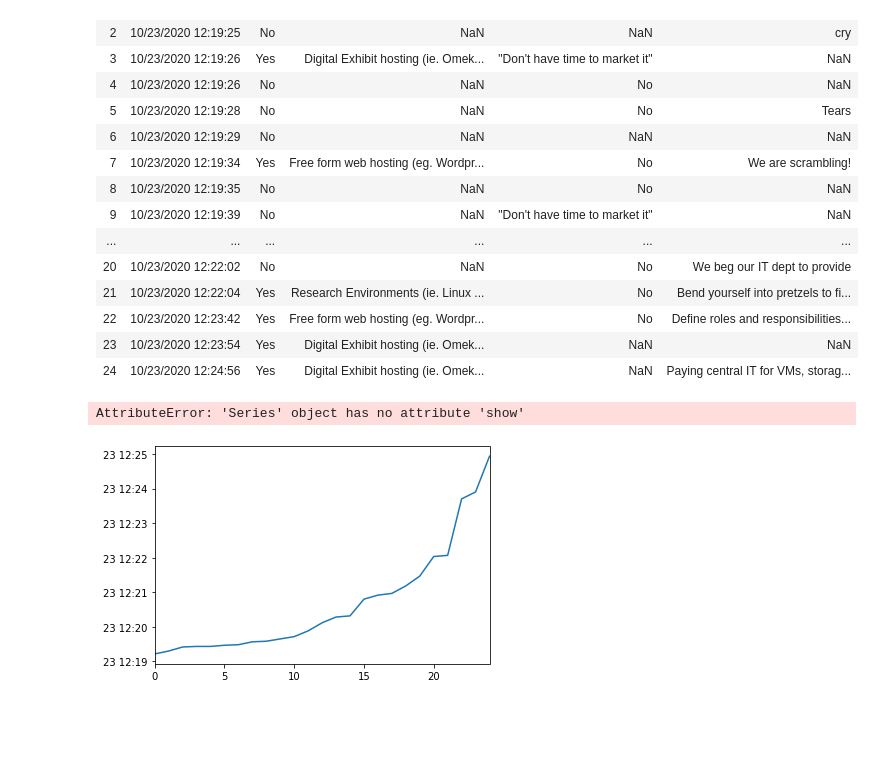
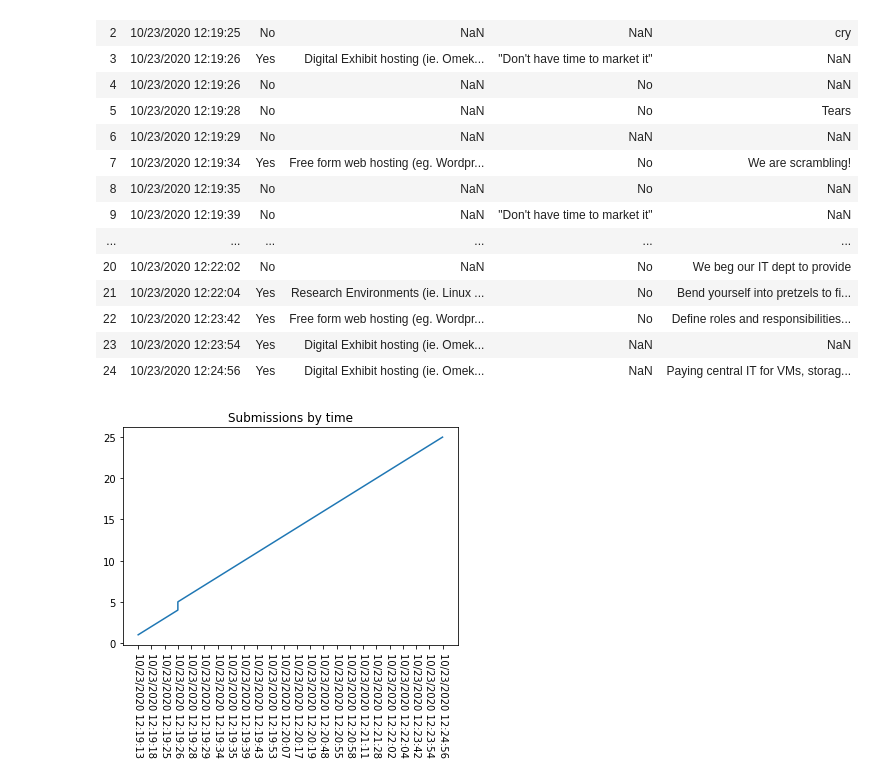
Before and after one commit to elibtronic/access_2020_presentation_survey, a Jupyter notebook: analysis.ipynb, the cells around one changed output. Drawn from its saved outputs; the diff is of its cells as text; code cells hidden in the pictures; blank space fills up the shorter version.

```diff
--- a/analysis.ipynb
+++ b/analysis.ipynb
@@ -26,12 +28,13 @@ data
 | 22 | 10/23/2020 12:23:42 | Yes | Free form web hosting (eg. Wordpr... | No | Define roles and responsibilities... |
 | 23 | 10/23/2020 12:23:54 | Yes | Digital Exhibit hosting (ie. Omek... | NaN | NaN |
 | 24 | 10/23/2020 12:24:56 | Yes | Digital Exhibit hosting (ie. Omek... | NaN | Paying central IT for VMs, storag... |
-# %%
-## Submissions
-
-subs = pd.to_datetime(data.timestamp)
-subs.plot()
-subs.show()
-# %% [output]
-AttributeError: 'Series' object has no attribute 'show'
-[figure, removed]
+# %%
+## Submissions
+
+pd.to_datetime(data.timestamp)
+plt.plot(data.timestamp,np.cumsum(np.ones(len(data))))
+plt.xticks(rotation=270)
+plt.title("Submissions by time")
+plt.show()
+# %% [output]
+[figure, added]
```
Also changed, not shown: parts of 6 cells of this notebook, 1 other file.
